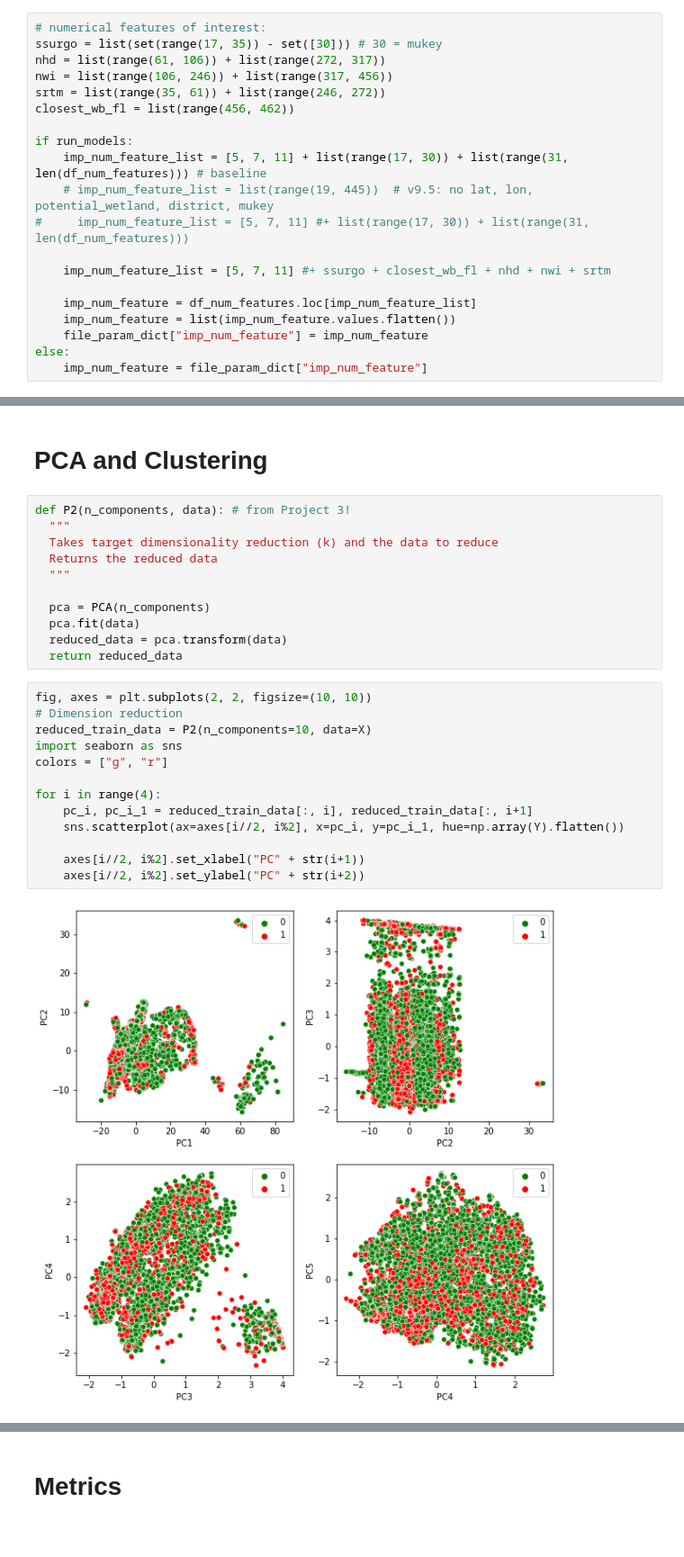
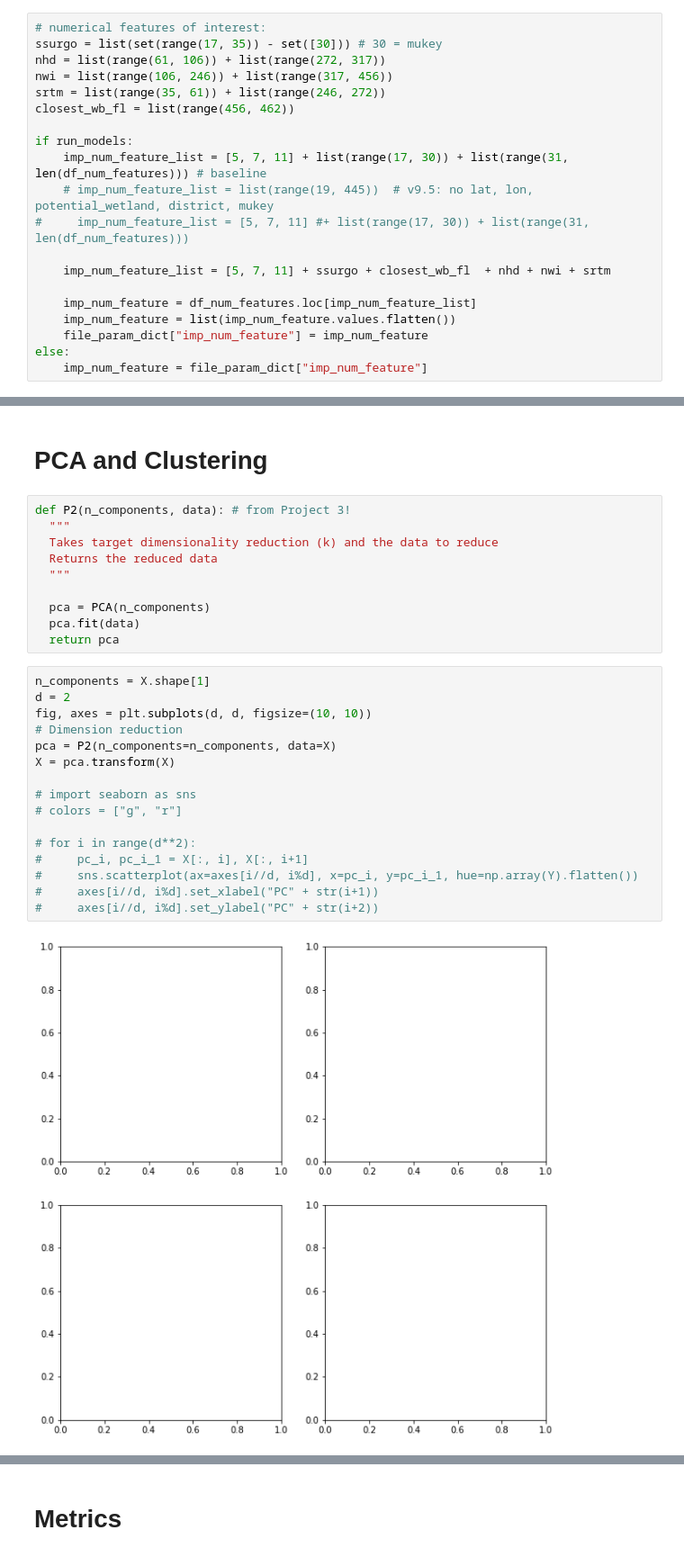
Before and after one commit to jgaustad/pollutemenot-ai, a Jupyter notebook: Madhukar/AWS/2021_03_21_WOTUS_v14.ipynb, the cells around one changed output, grey strips where cells are left out. Shown: that part at 90% size. Drawn from its saved outputs; the diff is of its cells as text.

```diff
--- a/Madhukar/AWS/2021_03_21_WOTUS_v14.ipynb
+++ b/Madhukar/AWS/2021_03_21_WOTUS_v14.ipynb
@@ -589,7 +589,7 @@ if run_models:
     # imp_num_feature_list = list(range(19, 445))  # v9.5: no lat, lon, potential_wetland, district, mukey
 #     imp_num_feature_list = [5, 7, 11] #+ list(range(17, 30)) + list(range(31, len(df_num_features)))
 
-    imp_num_feature_list = [5, 7, 11] #+ ssurgo + closest_wb_fl + nhd + nwi + srtm
+    imp_num_feature_list = [5, 7, 11] + ssurgo + closest_wb_fl  + nhd + nwi + srtm
 
     imp_num_feature = df_num_features.loc[imp_num_feature_list]
     imp_num_feature = list(imp_num_feature.values.flatten())
@@ -940,20 +996,22 @@ def P2(n_components, data): # from Project 3!
 
   pca = PCA(n_components)
   pca.fit(data)
-  reduced_data = pca.transform(data)
-  return reduced_data
+  return pca
 # %%
-fig, axes = plt.subplots(2, 2, figsize=(10, 10))
+n_components = X.shape[1]
+d = 2
+fig, axes = plt.subplots(d, d, figsize=(10, 10))
 # Dimension reduction
-reduced_train_data = P2(n_components=10, data=X)
-import seaborn as sns
-colors = ["g", "r"]
+pca = P2(n_components=n_components, data=X)
+X = pca.transform(X)
 
-for i in range(4):
-    pc_i, pc_i_1 = reduced_train_data[:, i], reduced_train_data[:, i+1]
-    sns.scatterplot(ax=axes[i//2, i%2], x=pc_i, y=pc_i_1, hue=np.array(Y).flatten())
+# import seaborn as sns
+# colors = ["g", "r"]
 
-    axes[i//2, i%2].set_xlabel("PC" + str(i+1))
-    axes[i//2, i%2].set_ylabel("PC" + str(i+2))
+# for i in range(d**2):
+#     pc_i, pc_i_1 = X[:, i], X[:, i+1]
+#     sns.scatterplot(ax=axes[i//d, i%d], x=pc_i, y=pc_i_1, hue=np.array(Y).flatten())
+#     axes[i//d, i%d].set_xlabel("PC" + str(i+1))
+#     axes[i//d, i%d].set_ylabel("PC" + str(i+2))
 # %% [output]
-[figure, old version]
+[figure, new version]
```
Also changed, not shown: parts of 21 cells of this notebook, 1 other file.
